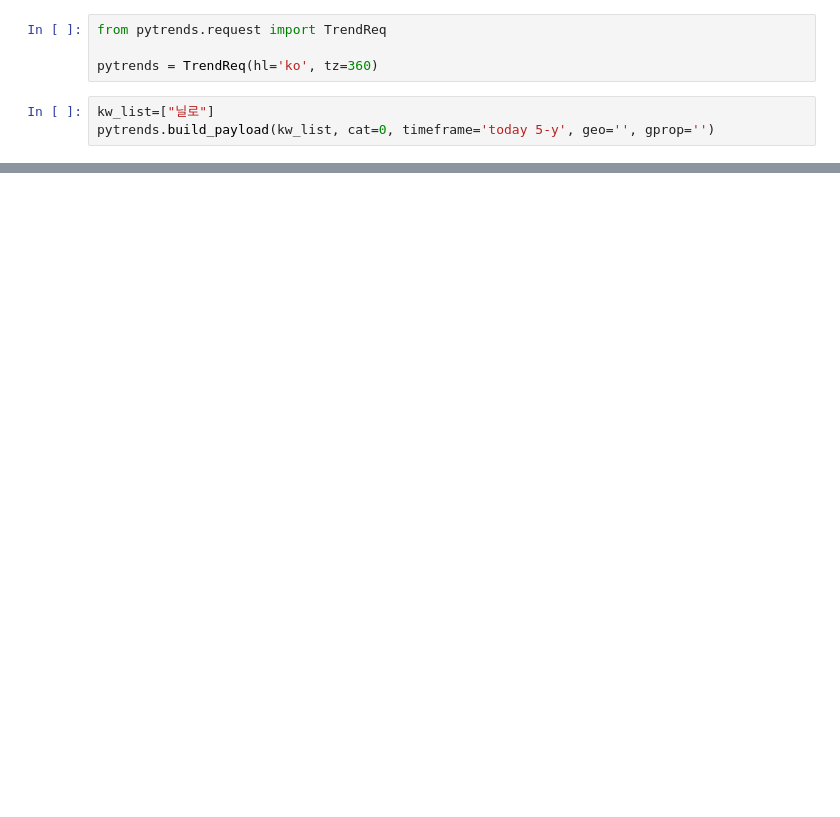
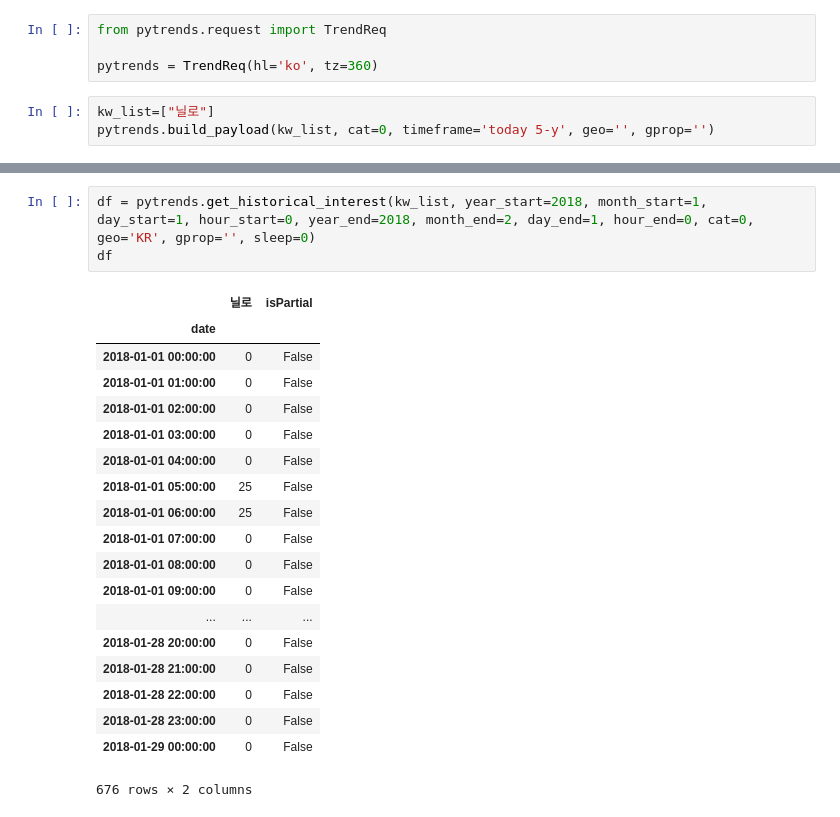
Before and after one commit to getChan/DataBaseProject, a Jupyter notebook: src/GoogleTrends.ipynb, the cells around one changed output, grey strips where cells are left out. Drawn from its saved outputs; the diff is of its cells as text; blank space fills up the shorter version.

```diff
--- a/src/GoogleTrends.ipynb
+++ b/src/GoogleTrends.ipynb
@@ -30,4 +30,27 @@ df
 261 rows × 2 columns
+# %%
+df = pytrends.get_historical_interest(kw_list, year_start=2018, month_start=1, day_start=1, hour_start=0, year_end=2018, month_end=2, day_end=1, hour_end=0, cat=0, geo='KR', gprop='', sleep=0)
+df
+# %% [output]
+|  | 닐로 | isPartial |
+| date |  |  |
+| 2018-01-01 00:00:00 | 0 | False |
+| 2018-01-01 01:00:00 | 0 | False |
+| 2018-01-01 02:00:00 | 0 | False |
+| 2018-01-01 03:00:00 | 0 | False |
+| 2018-01-01 04:00:00 | 0 | False |
+| 2018-01-01 05:00:00 | 25 | False |
+| 2018-01-01 06:00:00 | 25 | False |
+| 2018-01-01 07:00:00 | 0 | False |
+| 2018-01-01 08:00:00 | 0 | False |
+| 2018-01-01 09:00:00 | 0 | False |
+| ... | ... | ... |
+| 2018-01-28 20:00:00 | 0 | False |
+| 2018-01-28 21:00:00 | 0 | False |
+| 2018-01-28 22:00:00 | 0 | False |
+| 2018-01-28 23:00:00 | 0 | False |
+| 2018-01-29 00:00:00 | 0 | False |
+676 rows × 2 columns
 # %%
 from matplotlib import pyplot as plt
 
```
Also changed, not shown: parts of 3 cells of this notebook, 1 other file.
